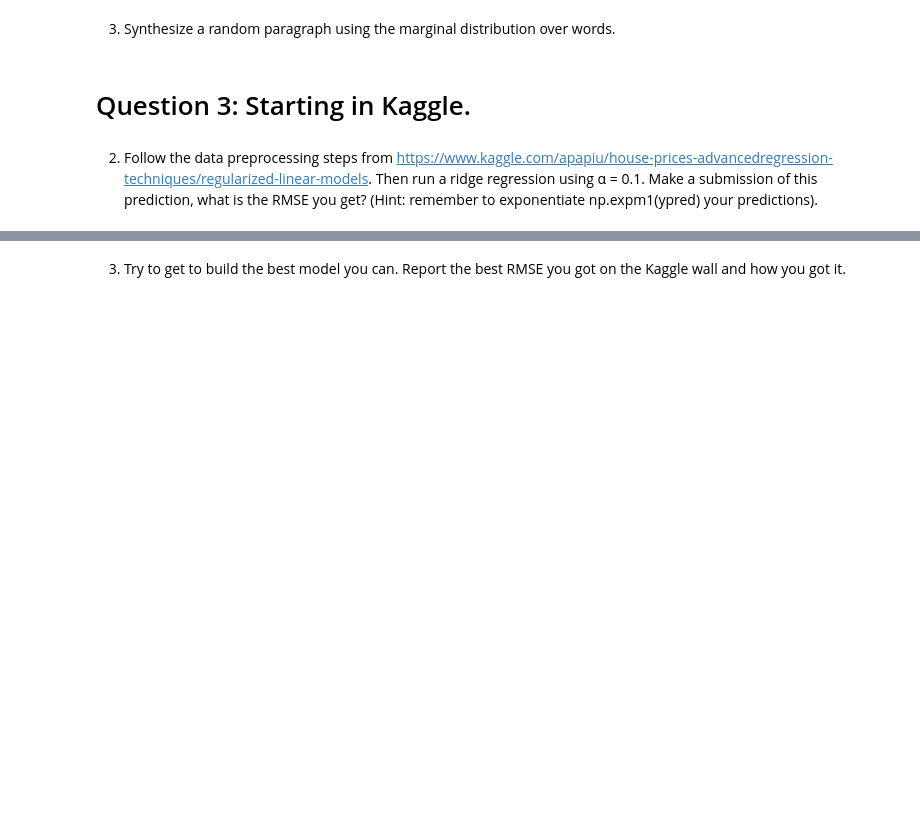
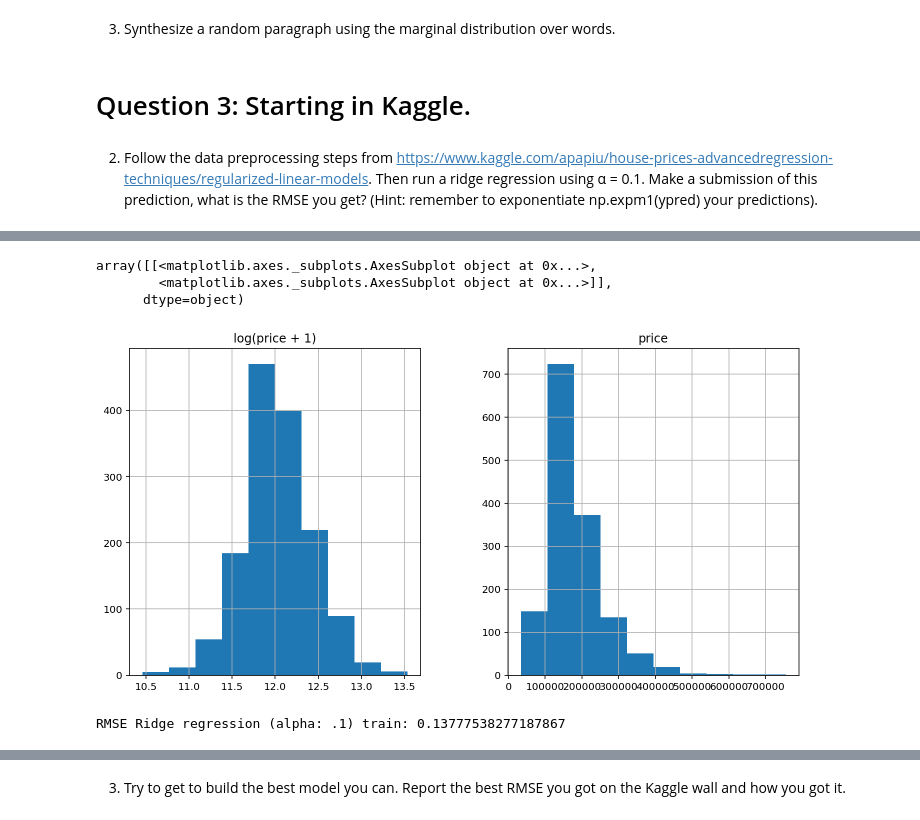
Before and after one commit to KylePolansky/EE379K-DS, a Jupyter notebook: Lab3/Lab3.ipynb, the cells around one changed output, grey strips where cells are left out. Cells and saved outputs as stored; diff of their text form; code cells hidden in the pictures; blank space fills up the shorter version.

```diff
--- a/Lab3/Lab3.ipynb
+++ b/Lab3/Lab3.ipynb
@@ -26,0 +120,3 @@ of Z.
+# %%
+train = pd.read_csv("train.csv")
+test = pd.read_csv("test.csv")
@@ -26,0 +136,9 @@ of Z.
+# %%
+matplotlib.rcParams['figure.figsize'] = (12.0, 6.0)
+prices = pd.DataFrame({"price":train["SalePrice"], "log(price + 1)":np.log1p(train["SalePrice"])})
+prices.hist()
+# %% [output]
+array([[<matplotlib.axes._subplots.AxesSubplot object at 0x...>,
+        <matplotlib.axes._subplots.AxesSubplot object at 0x...>]],
+      dtype=object)
+[figure, added]
@@ -26,0 +167,14 @@ of Z.
+# %%
+from sklearn.linear_model import Ridge, RidgeCV, ElasticNet, LassoCV, LassoLarsCV
+from sklearn.model_selection import cross_val_score
+
+def rmse_cv(model):
+    rmse= np.sqrt(-cross_val_score(model, X_train, y, scoring="neg_mean_squared_error", cv = 5))
+    return(rmse)
+
+model_ridge = Ridge(.1)
+cv_ridge = rmse_cv(Ridge(.1)).mean()
+
+print("RMSE Ridge regression (alpha: .1) train: %s" % cv_ridge)
+# %% [output]
+RMSE Ridge regression (alpha: .1) train: 0.13777538277187867
```
Also changed, not shown: parts of 23 cells of this notebook, 4 other files.
